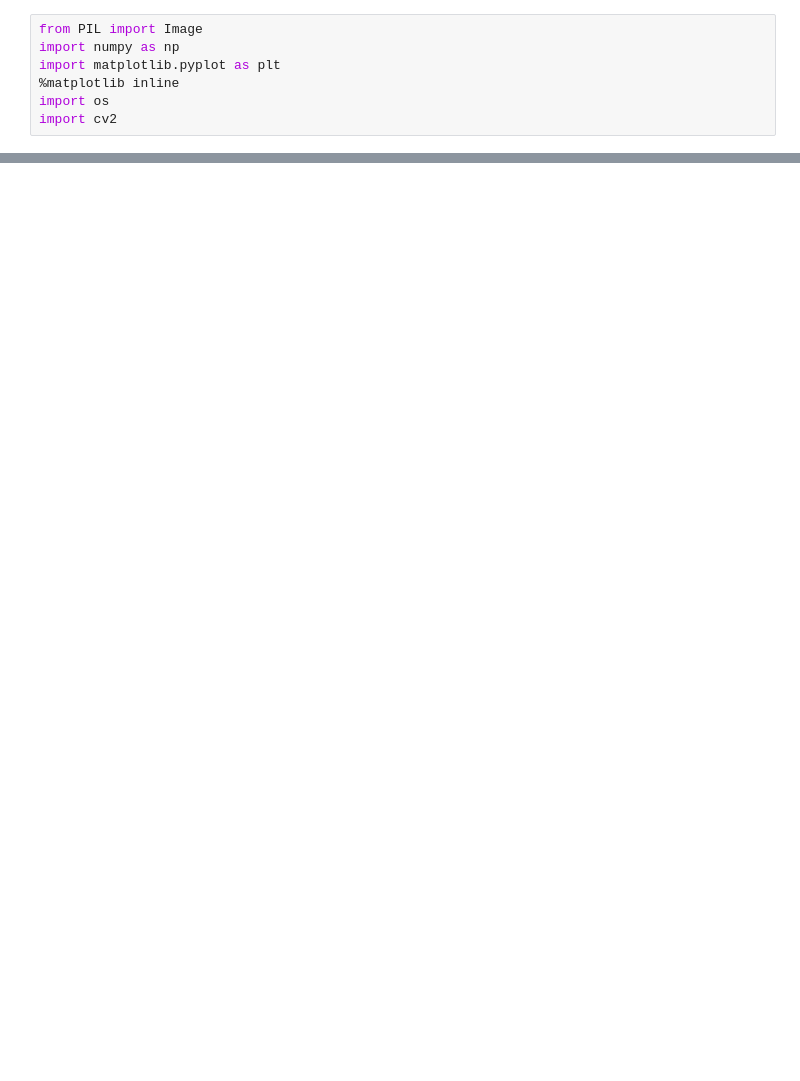
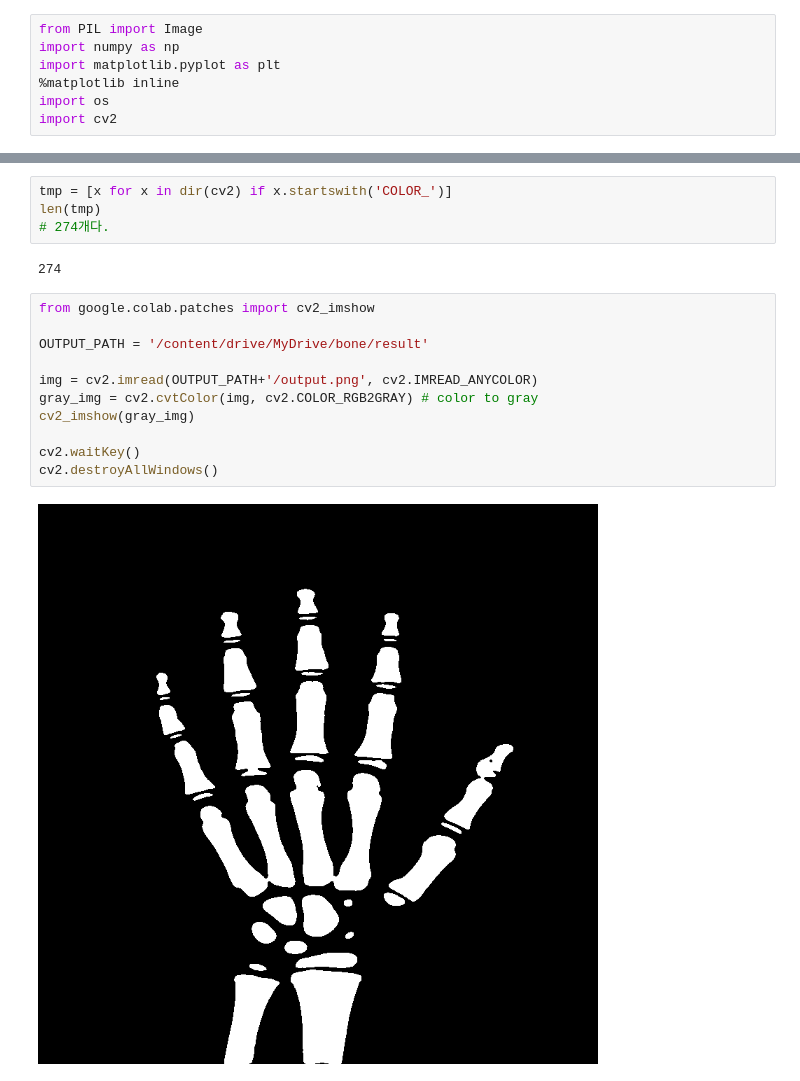
Before and after one commit to K-107/exercise, a Jupyter notebook: bone_segmentation/label_generater.ipynb, the cells around one changed output, grey strips where cells are left out. Saved outputs shown, nothing was run; the diff lists cells and outputs as text; blank space fills up the shorter version.

```diff
--- a/bone_segmentation/label_generater.ipynb
+++ b/bone_segmentation/label_generater.ipynb
@@ -320,0 +36,19 @@ Image.open('/content/youtube-cnn-002-pytorch-unet/results/png/output_0000.png')
+# %%
+tmp = [x for x in dir(cv2) if x.startswith('COLOR_')]
+len(tmp)
+# 274개다.
+# %% [output]
+274
+# %%
+from google.colab.patches import cv2_imshow
+
+OUTPUT_PATH = '/content/drive/MyDrive/bone/result'
+
+img = cv2.imread(OUTPUT_PATH+'/output.png', cv2.IMREAD_ANYCOLOR)
+gray_img = cv2.cvtColor(img, cv2.COLOR_RGB2GRAY) # color to gray
+cv2_imshow(gray_img)
+
+cv2.waitKey()
+cv2.destroyAllWindows()
+# %% [output]
+[figure, added]
```
Also changed, not shown: parts of 37 cells of this notebook.
